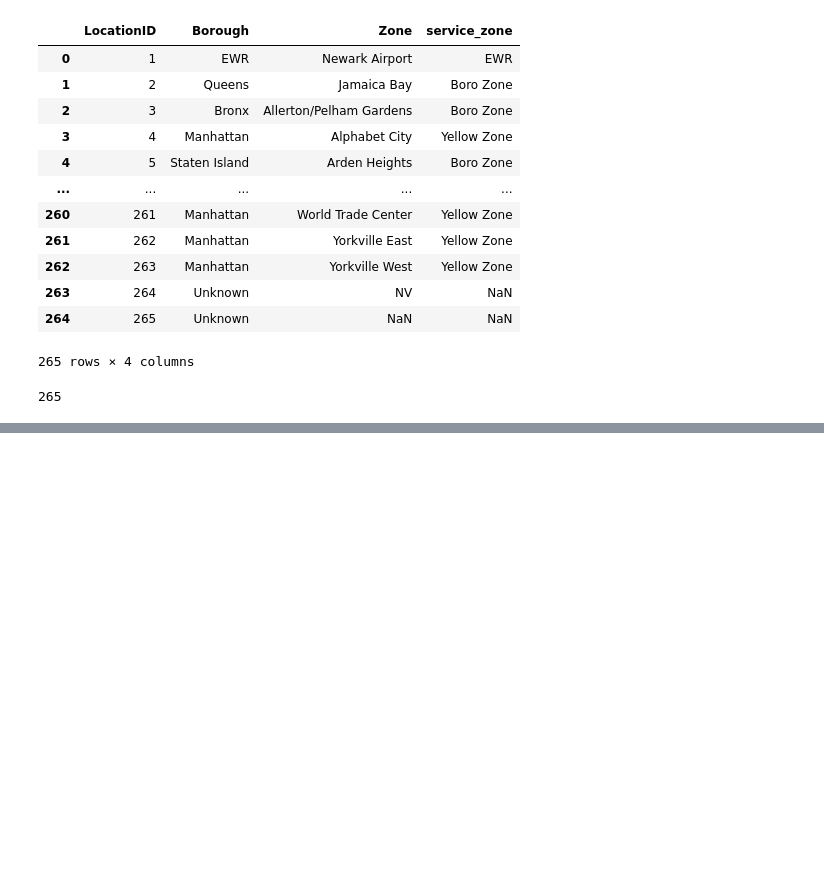
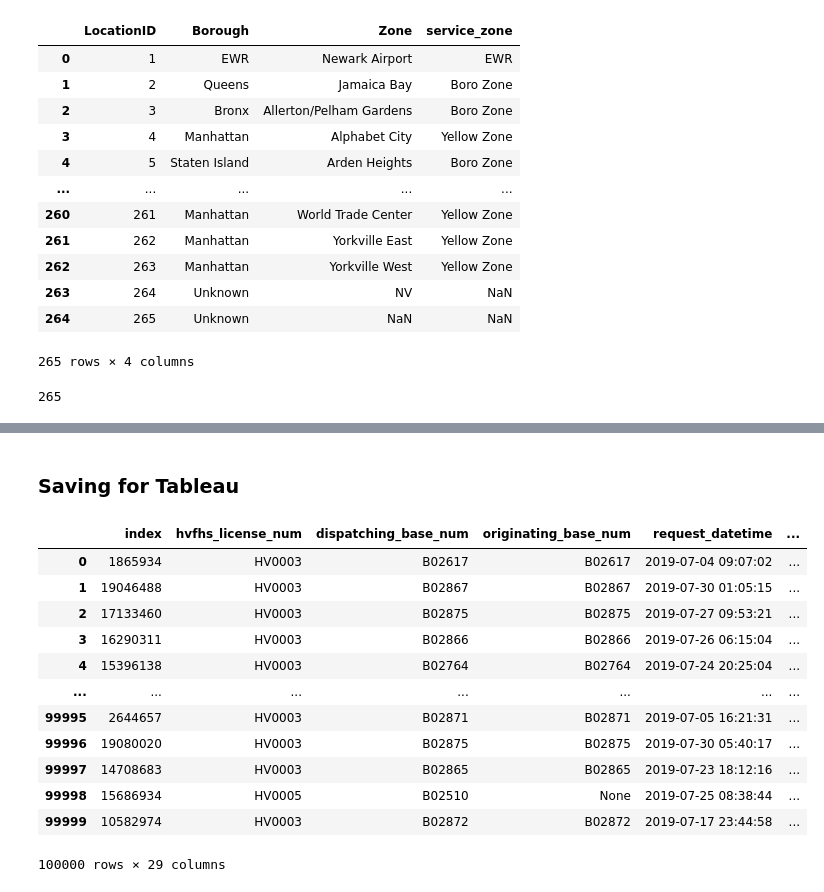
Before and after one commit to mjv2146/uber-nyc, a Jupyter notebook: notebooks/01_load_data.ipynb, the cells around one changed output, grey strips where cells are left out. Cells and saved outputs as stored; diff of their text form; code cells hidden in the pictures; blank space fills up the shorter version.

```diff
--- a/notebooks/01_load_data.ipynb
+++ b/notebooks/01_load_data.ipynb
@@ -102,0 +255,7 @@ SELECT * FROM main LIMIT 10;
+# %% [markdown]
+### Saving for Tableau
+# %%
+QUERY = """
+SELECT * FROM main;
+"""
+df_out = pd.read_sql_query(QUERY, engine)
@@ -102,0 +264,16 @@ SELECT * FROM main LIMIT 10;
+# %%
+df_out
+# %% [output]
+|  | index | hvfhs_license_num | dispatching_base_num | originating_base_num | request_datetime | ... |
+| 0 | 1865934 | HV0003 | B02617 | B02617 | 2019-07-04 09:07:02 | ... |
+| 1 | 19046488 | HV0003 | B02867 | B02867 | 2019-07-30 01:05:15 | ... |
+| 2 | 17133460 | HV0003 | B02875 | B02875 | 2019-07-27 09:53:21 | ... |
+| 3 | 16290311 | HV0003 | B02866 | B02866 | 2019-07-26 06:15:04 | ... |
+| 4 | 15396138 | HV0003 | B02764 | B02764 | 2019-07-24 20:25:04 | ... |
+| ... | ... | ... | ... | ... | ... | ... |
+| 99995 | 2644657 | HV0003 | B02871 | B02871 | 2019-07-05 16:21:31 | ... |
+| 99996 | 19080020 | HV0003 | B02875 | B02875 | 2019-07-30 05:40:17 | ... |
+| 99997 | 14708683 | HV0003 | B02865 | B02865 | 2019-07-23 18:12:16 | ... |
+| 99998 | 15686934 | HV0005 | B02510 | None | 2019-07-25 08:38:44 | ... |
+| 99999 | 10582974 | HV0003 | B02872 | B02872 | 2019-07-17 23:44:58 | ... |
+100000 rows × 29 columns
```
Also changed, not shown: parts of 18 cells of this notebook, 2 other files.
